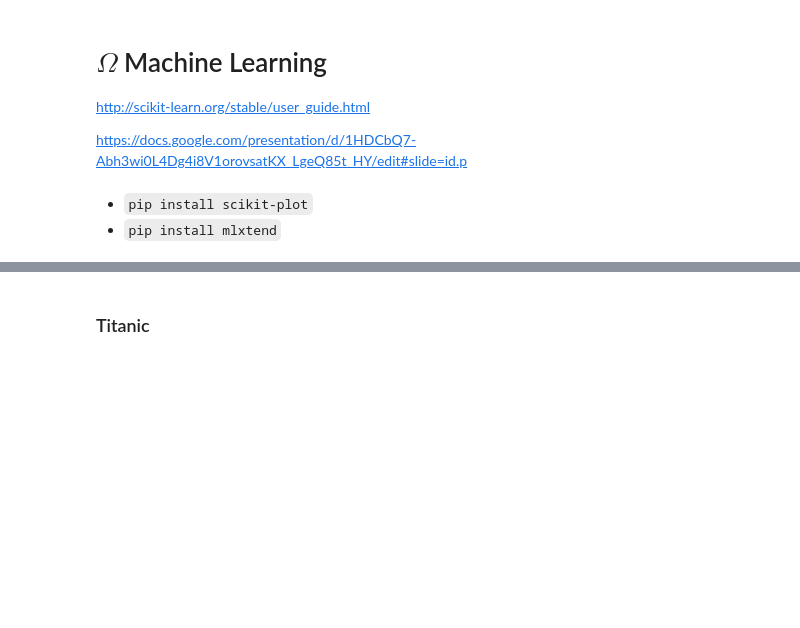
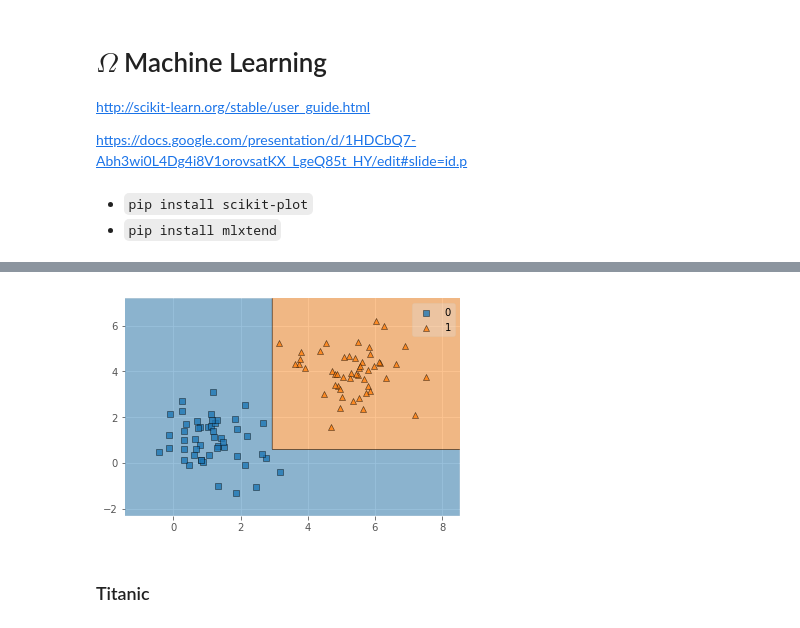
Before and after one commit to mohamedibrahim42/Workshops, a Jupyter notebook: ML/Co-op Notebook.ipynb, the cells around one changed output, grey strips where cells are left out. Saved outputs shown, nothing was run; the diff lists cells and outputs as text; code cells hidden in the pictures; blank space fills up the shorter version.

```diff
--- a/ML/Co-op Notebook.ipynb
+++ b/ML/Co-op Notebook.ipynb
@@ -278,7 +534,7 @@ from mlxtend.plotting import plot_decision_regions
 
 import scikitplot as skplt
 # %%
-X, y = make_blobs(centers=[[1, 1], [3, 3]], random_state=1)
+X, y = make_blobs(centers=[[1, 1], [5, 4]], random_state=1)
 
 df = pd.DataFrame(X, columns=['feature1', 'feature2']).assign(label=y)
 
@@ -288,8 +553,10 @@ category_scatter(x='feature1', y='feature2', label_col='label', data=df);
 # %%
-d_tree = DecisionTreeClassifier(max_depth=1)
+d_tree = DecisionTreeClassifier(max_depth=3)
 d_tree.fit(X, y)
 
 plot_decision_regions(X, y, clf=d_tree);
+# %% [output]
+[figure, added]
 # %% [markdown]
 ### Titanic
 # %%
```
Also changed, not shown: parts of 53 cells of this notebook, 1 other file.
